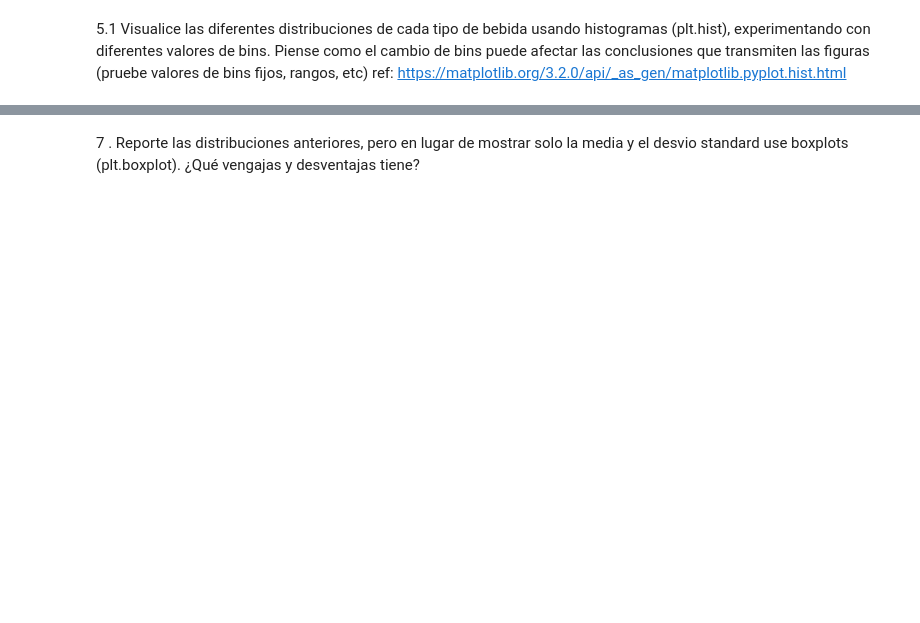
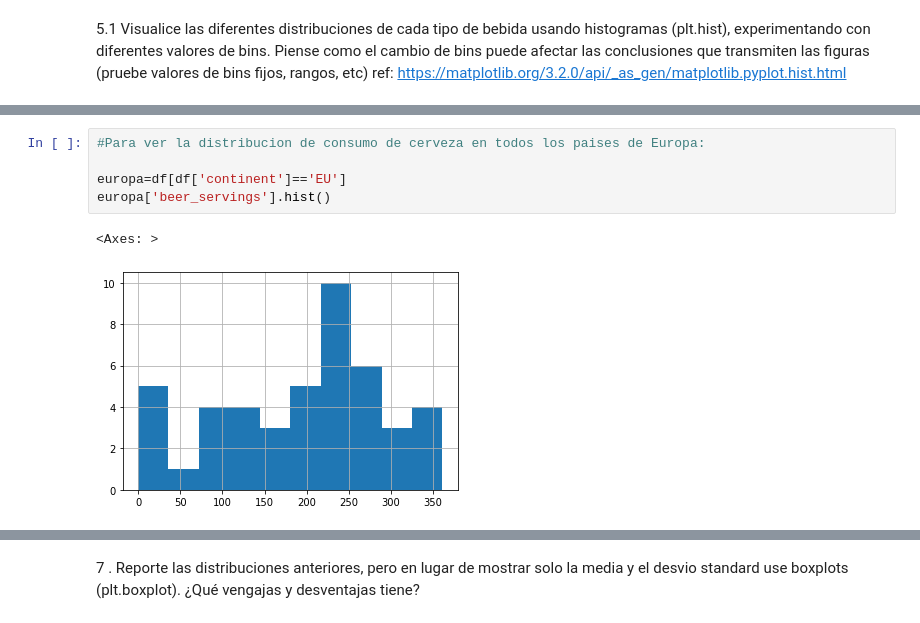
Before and after one commit to Luis-Eduardo-P-Ch/Programacion-para-el-Analisis-de-datos, a Jupyter notebook: Practica5.ipynb, the cells around one changed output, grey strips where cells are left out. Saved outputs shown, nothing was run; the diff lists cells and outputs as text; blank space fills up the shorter version.

```diff
--- a/Practica5.ipynb
+++ b/Practica5.ipynb
@@ -106,0 +191,8 @@ ref: https://matplotlib.org/3.2.0/api/_as_gen/matplotlib.pyplot.hist.html
+# %%
+#Para ver la distribucion de consumo de cerveza en todos los paises de Europa:
+
+europa=df[df['continent']=='EU']
+europa['beer_servings'].hist()
+# %% [output]
+<Axes: >
+[figure, added]
```
Also changed, not shown: parts of 13 cells of this notebook.
